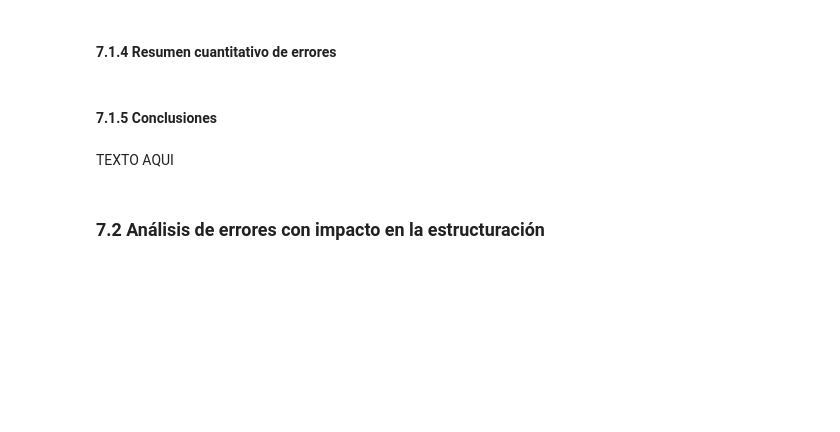
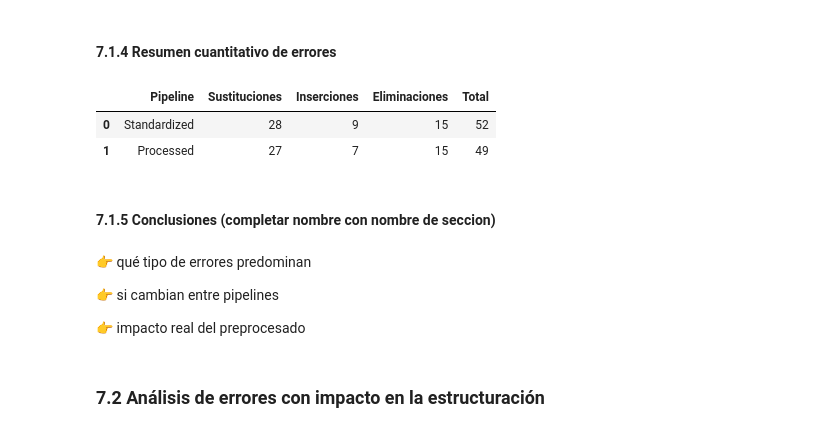
Before and after one commit to JMPinillos/agri-voice-ai, a Jupyter notebook: notebooks/02_speech_to_text_asr/speech_to_text_asr.ipynb, the cells around one changed output. Saved outputs shown, nothing was run; the diff lists cells and outputs as text; code cells hidden in the pictures; blank space fills up the shorter version.

```diff
--- a/notebooks/02_speech_to_text_asr/speech_to_text_asr.ipynb
+++ b/notebooks/02_speech_to_text_asr/speech_to_text_asr.ipynb
@@ -830,36 +929,41 @@ print("VAD condicional:", dels_vad.most_common(5))
 # %%
 # Construcción de tabla resumen
 df_error_summary = pd.DataFrame({
-    "Pipeline": ["Standardized", "Sin VAD", "VAD condicional"],
+    "Pipeline": ["Standardized", "Processed"],
     "Sustituciones": [
-        sum(subs_std.values()),
-        sum(subs_no_vad.values()),
-        sum(subs_vad.values())
+        sum(subs_standardized.values()),
+        sum(subs_processed.values())
     ],
     "Inserciones": [
-        sum(ins_std.values()),
-        sum(ins_no_vad.values()),
-        sum(ins_vad.values())
+        sum(ins_standardized.values()),
+        sum(ins_processed.values())
     ],
     "Eliminaciones": [
-        sum(dels_std.values()),
-        sum(dels_no_vad.values()),
-        sum(dels_vad.values())
+        sum(dels_standardized.values()),
+        sum(dels_processed.values())
     ]
 })
 
-# Cálculo del total de errores
+# Total
 df_error_summary["Total"] = (
     df_error_summary["Sustituciones"] +
     df_error_summary["Inserciones"] +
     df_error_summary["Eliminaciones"]
 )
 
 display(df_error_summary)
+# %% [output]
+|  | Pipeline | Sustituciones | Inserciones | Eliminaciones | Total |
+| 0 | Standardized | 28 | 9 | 15 | 52 |
+| 1 | Processed | 27 | 7 | 15 | 49 |
 # %% [markdown]
-#### 7.1.5 Conclusiones
+#### 7.1.5 Conclusiones (completar nombre con nombre de seccion)
 # %% [markdown]
-TEXTO AQUI
+👉 qué tipo de errores predominan
+
+👉 si cambian entre pipelines
+
+👉 impacto real del preprocesado
 # %% [markdown]
 ### 7.2 Análisis de errores con impacto en la estructuración
 # %% [markdown]
```
Also changed, not shown: parts of 10 cells of this notebook.
